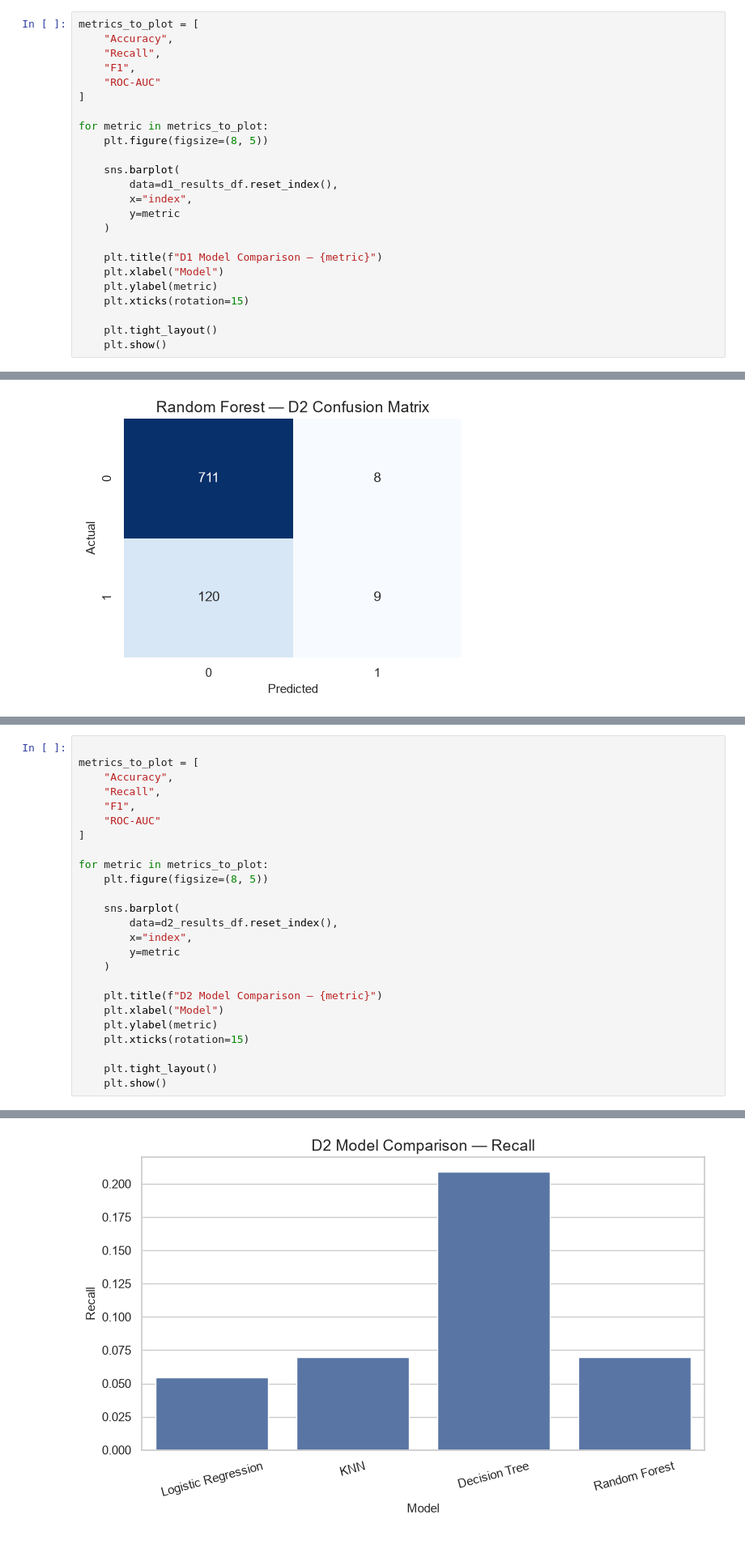
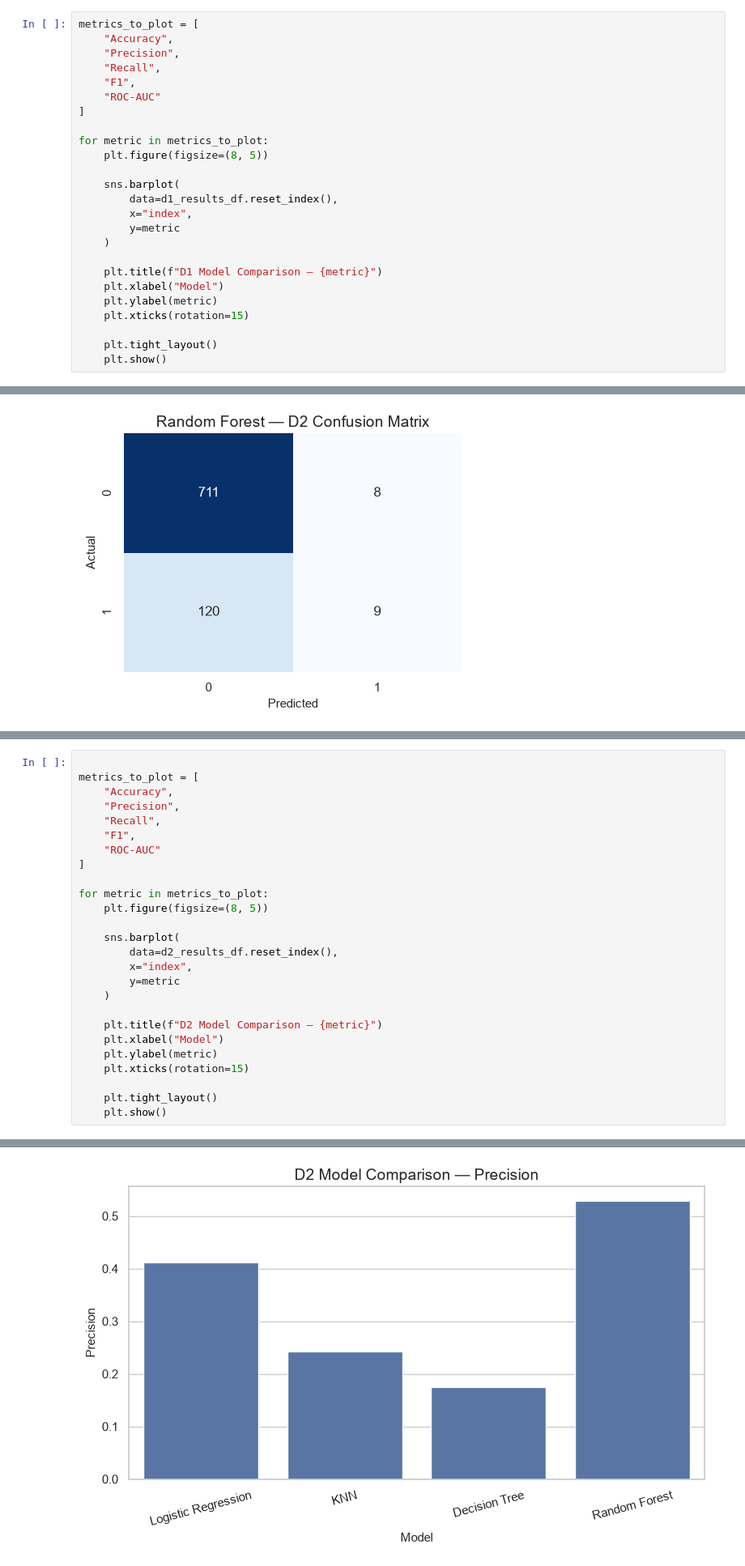
Before and after one commit to parvathy-jk/cardiovascular-risk-prediction, a Jupyter notebook: cardiovascular_case_study.ipynb, the cells around one changed output, grey strips where cells are left out. Shown at 81% size. Saved outputs shown, nothing was run; the diff lists cells and outputs as text.

Commit message:
Clean up and update metrics plots

```diff
--- a/cardiovascular_case_study.ipynb
+++ b/cardiovascular_case_study.ipynb
@@ -761,6 +658,7 @@ plt.show()
 # %%
 metrics_to_plot = [
     "Accuracy",
+    "Precision",
     "Recall",
     "F1",
     "ROC-AUC"
@@ -1418,28 +1237,29 @@ plt.show()
 # %%
 
 metrics_to_plot = [
     "Accuracy",
+    "Precision",
     "Recall",
     "F1",
     "ROC-AUC"
 ]
 
 for metric in metrics_to_plot:
     plt.figure(figsize=(8, 5))
 
     sns.barplot(
         data=d2_results_df.reset_index(),
         x="index",
         y=metric
     )
 
     plt.title(f"D2 Model Comparison — {metric}")
     plt.xlabel("Model")
     plt.ylabel(metric)
     plt.xticks(rotation=15)
 
     plt.tight_layout()
     plt.show()
 # %% [output]
 [figure]
-[figure, old version]
+[figure, new version]
```
Also changed, not shown: parts of 21 cells of this notebook.
